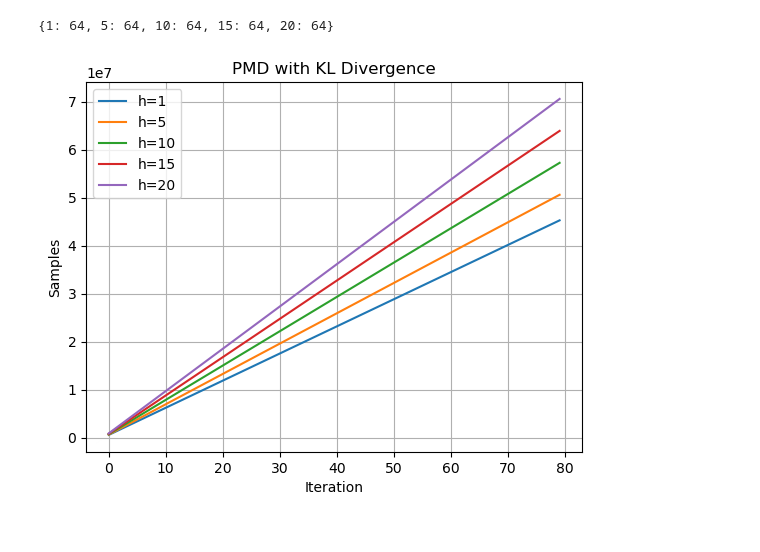
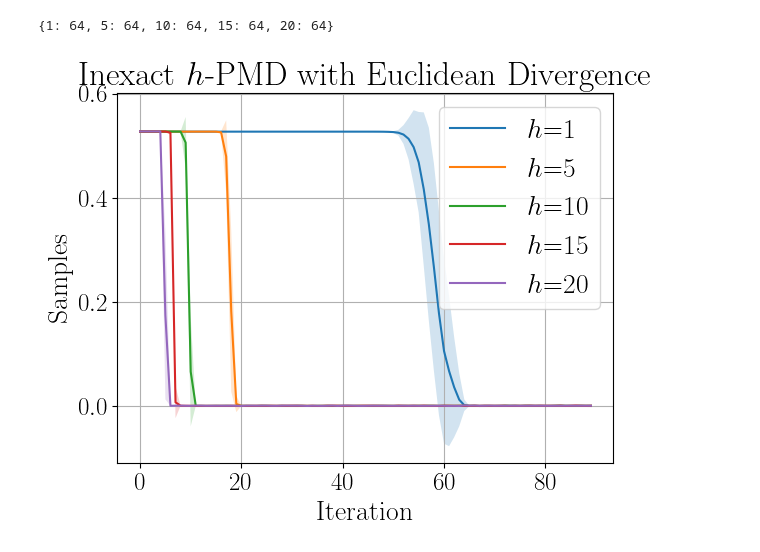
Before and after one commit to kprotopapas/pmdlookahead, a Jupyter notebook: analysis.ipynb, the cells around one changed output. Drawn from its saved outputs; the diff is of its cells as text; code cells hidden in the pictures.

```diff
--- a/analysis.ipynb
+++ b/analysis.ipynb
@@ -13,3 +11,9 @@ alg = 'deqa'
+# %%
+alg = 'dpqa'
+metric = 'samples'
+inexact = True
+n = 15
+limit = 90
 # %%
 runs = api.runs(path=path, filters={'group': f'{alg}_v1_inexact'})
 # %%
@@ -18,11 +22,12 @@ dfs
 # %% [output]
 {1: [], 5: [], 10: [], 15: [], 20: []}
 # %%
+cutoff = 5 if inexact else 4
 for run in runs:
-    temp = run.history(keys=['samples'], x_axis='_step')\
-        .rename(columns={'_step': 'k', 'samples': f'smp_{run.id}'})
+    temp = run.history(keys=[metric], x_axis='_step')\
+        .rename(columns={'_step': 'k', metric: f'{metric}_{run.id}'})
 
     if len(temp) > 80:
         temp = temp.set_index('k')
-        depth = int(run.config['algorithm'][:-5])
+        depth = int(run.config['algorithm'][:-cutoff])
         dfs[depth].append(temp)
@@ -36,23 +43,36 @@ joined = {k: pd.concat(v, axis=1) for k, v in dfs.items()}
 stds = {k: v.std(axis=1).rename(f'{k}-std') for k, v in joined.items()}
 means = {k: v.mean(axis=1).rename(f'{k}-mean') for k, v in joined.items()}
 # %%
-means_df = pd.concat(means.values(), axis=1).iloc[:80]
-stds_df = pd.concat(stds.values(), axis=1).iloc[:80]
+means_df = pd.concat(means.values(), axis=1).iloc[:limit]
+stds_df = pd.concat(stds.values(), axis=1).iloc[:limit]
+means_df = means_df - means_df.min()
+# %%
+import matplotlib.pyplot as plt
+# choose a large font size by default and use tex for math
+fontsize = 18
+params = {'axes.labelsize': fontsize + 2,
+      'font.size': fontsize + 2,
+      'legend.fontsize': fontsize + 2,
+      'xtick.labelsize': fontsize,
+      'ytick.labelsize': fontsize,
+      'text.usetex': True}
+plt.rcParams.update(params)
+plt.rc('font', family='Times New Roman')
 # %%
 fig, ax = plt.subplots()
 ax.plot(means_df)
 for name, col in stds_df.items():
     depth = int(name[:-4])
     mean_name = f'{depth}-mean'
     mean = means_df[mean_name]
     ax.fill_between(col.index, mean - col, mean + col, alpha=0.2)
     ax.grid(visible=True)
 
 ax.set_xlabel('Iteration')
 ax.set_ylabel('Samples')
-legends = [f'h={depth}' for depth in [1, 5, 10, 15, 20]]
+legends = [f'$h$={depth}' for depth in [1, 5, 10, 15, 20]]
 ax.legend(legends)
-ax.set_title('PMD with KL Divergence')
-plt.savefig(f'{alg}.png')
+ax.set_title('Inexact $h$-PMD with Euclidean Divergence')
+plt.savefig(f'{alg}_samples.pdf')
 # %% [output]
-[figure, old version]
+[figure, new version]
```
Also changed, not shown: parts of 3 cells of this notebook, 11 other files.
